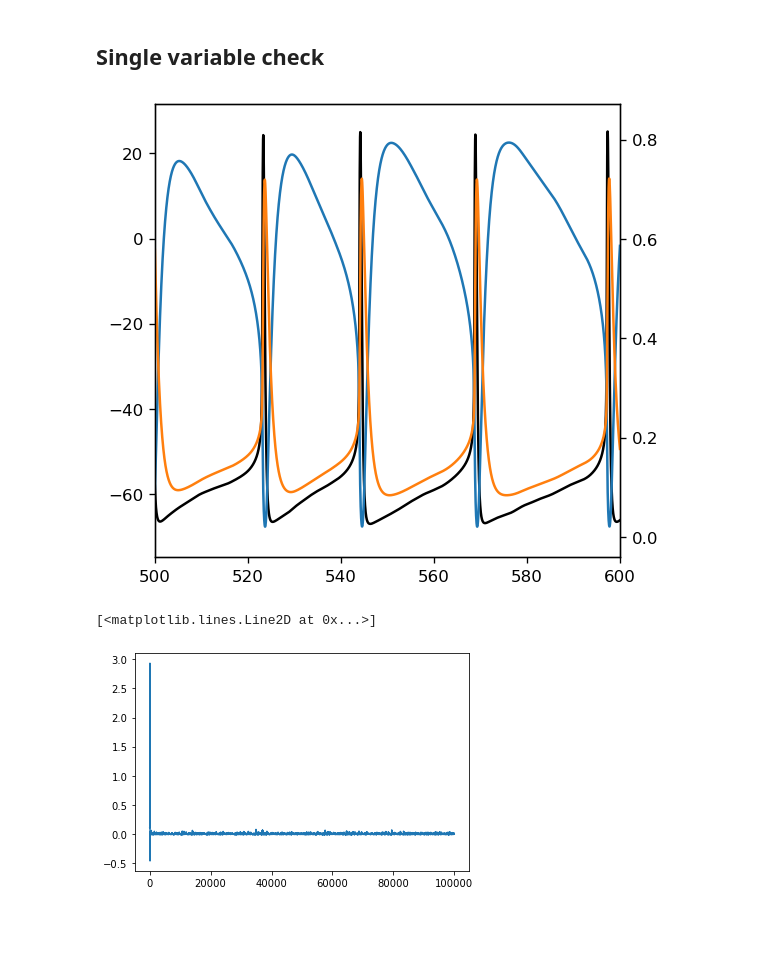
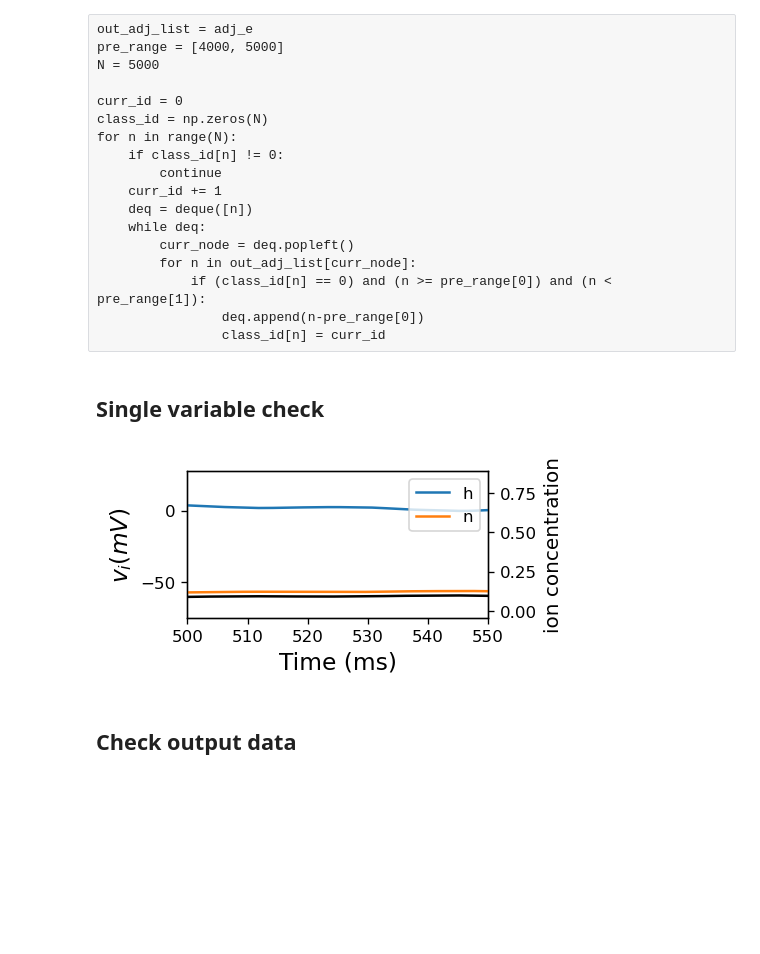
Before and after one commit to jyKim-97/hh_neuralnet, a Jupyter notebook: ei_wb_pop/view.ipynb, the cells around one changed output. Drawn from its saved outputs; the diff is of its cells as text; code cells hidden in the pictures; blank space fills up the shorter version.

```diff
--- a/ei_wb_pop/view.ipynb
+++ b/ei_wb_pop/view.ipynb
@@ -6,32 +0,0 @@ N = len(num_spk)
-# %%
-class SpikeVec:
-    def __init__(self, tag):
-        pass
-
-    def read(self, tag):
-        pass
-
-with open("./spike_info.txt", "r") as fid:
-    num_spk = np.array([int(i) for i in fid.readline().split(",")[:-1]])
-
-step_spk = []
-with open("./spike.dat", "rb") as fid:
-    tmp = np.fromfile(fid, dtype=np.int32)
-    n0 = 0
-    for n in range(N):
-        step_spk.append(tmp[n0:n0+num_spk[n]])
-        n0 += num_spk[n]
-
-
-fs = 2000 ## -> 나중에 이것도 select 필요
-def read_data(fname, N=100):
-    with open(fname, "rb") as fp:
-        data = np.fromfile(fp, dtype=np.float32).reshape([-1, N])
-    t = np.arange(data.shape[0]) / fs
-    return data, t
-
-N = 100
-vs, t = read_data("./check_v.dat", N)
-re, t = read_data("./check_syn_e.dat", N)
-ri, t = read_data("./check_syn_i.dat", N)
-rext, t = read_data("./check_syn_ext.dat", N)
@@ -65,21 +505,45 @@ np.average(num_spk[80:])/1000
+# %% [raw]
+out_adj_list = adj_e
+pre_range = [4000, 5000]
+N = 5000
+
+curr_id = 0
+class_id = np.zeros(N)
+for n in range(N):
+    if class_id[n] != 0:
+        continue
+    curr_id += 1
+    deq = deque([n])
+    while deq:
+        curr_node = deq.popleft()
+        for n in out_adj_list[curr_node]:
+            if (class_id[n] == 0) and (n >= pre_range[0]) and (n < pre_range[1]):
+                deq.append(n-pre_range[0])
+                class_id[n] = curr_id
 # %% [markdown]
 ## Single variable check
 # %%
 keys = ["v", "h", "i", "n"]
 data_single = {}
 for k in keys:
-    with open("./single_%s.txt"%(k), "r") as fid:
+    with open(os.path.join(FDIR,"./single_%s.txt"%(k)), "r") as fid:
         data_single[k] = [float(x) for x in fid.readline().split(",")[:-1]]
 
 dt = 0.01
 t_single = np.arange(len(data_single["v"])) * dt
 # %%
-plt.figure(dpi=120, figsize=(5,5))
+plt.figure(dpi=120, figsize=(4,2))
 plt.plot(t_single, data_single["v"], c='k', label="v")
+plt.xlabel("Time (ms)", fontsize=14)
+plt.ylabel(r"$v_i (mV)$", fontsize=14)
 plt.twinx()
 plt.plot(t_single, data_single["h"], label="h")
 plt.plot(t_single, data_single["n"], label="n")
-plt.xlim([500, 600])
+plt.xlim([500, 550])
+plt.legend(loc='upper right')
+plt.ylabel("ion concentration", fontsize=12)
+
+save_figure("single_var")
 plt.show()
 # %% [output]
-[figure, old version]
+[figure, new version]
@@ -89,7 +550,2 @@ with open("./check_i.txt", "r") as fid:
-# %%
-plt.plot(ic)
-# %% [output]
-[<matplotlib.lines.Line2D at 0x...>]
-[figure, removed]
-# %% [markdown]
-##
+# %% [markdown]
+## Check output data
```
Also changed, not shown: parts of 66 cells of this notebook.
